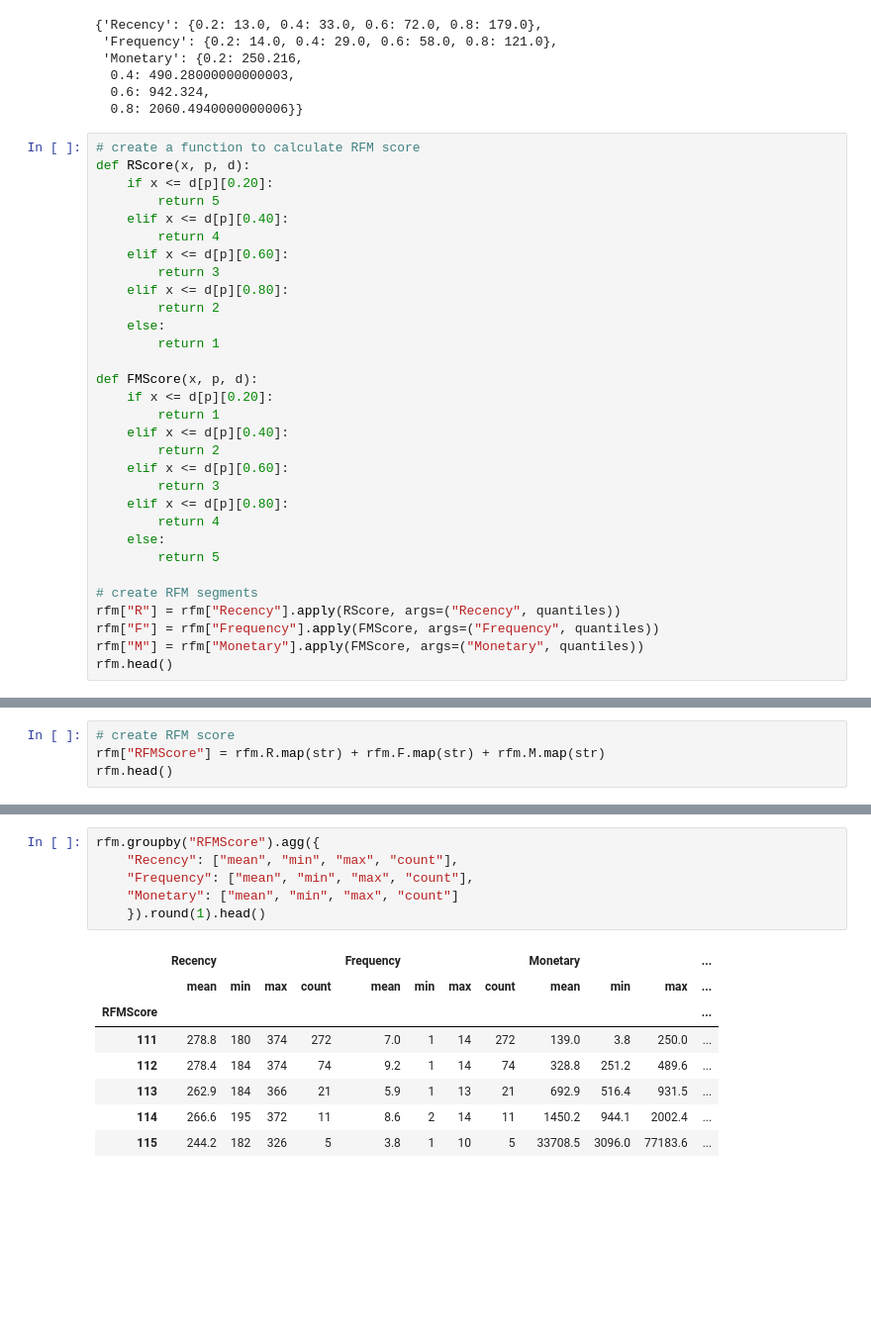
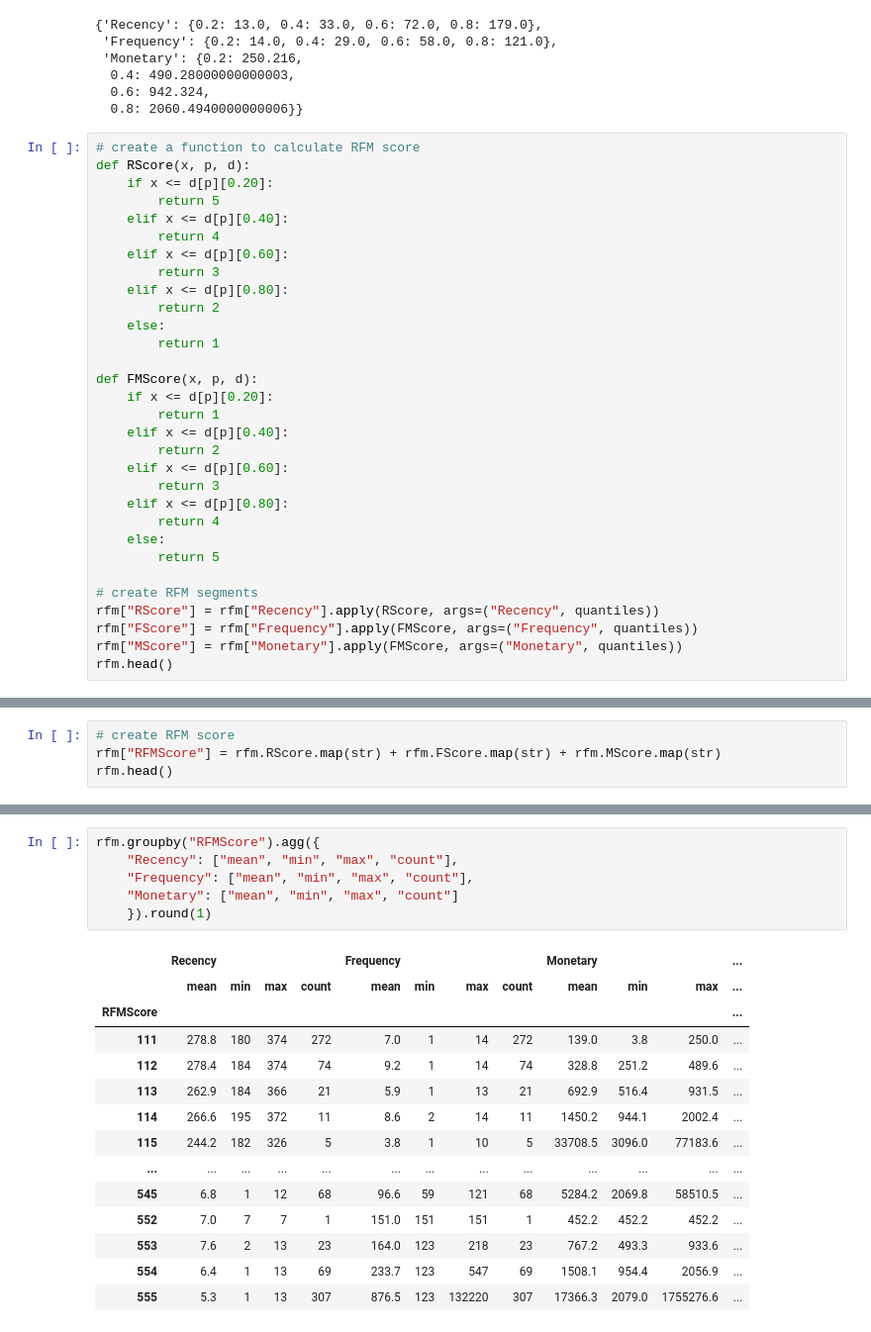
Before and after one commit to uzunb/crm-analysis-of-ecommerce-data, a Jupyter notebook: main.ipynb, the cells around one changed output, grey strips where cells are left out. Shown: that part at 99% size. Cells and saved outputs as stored; diff of their text form; blank space fills up the shorter version.

```diff
--- a/main.ipynb
+++ b/main.ipynb
@@ -288,8 +253,8 @@ def FMScore(x, p, d):
         return 5
 
 # create RFM segments
-rfm["R"] = rfm["Recency"].apply(RScore, args=("Recency", quantiles))
-rfm["F"] = rfm["Frequency"].apply(FMScore, args=("Frequency", quantiles))
-rfm["M"] = rfm["Monetary"].apply(FMScore, args=("Monetary", quantiles))
+rfm["RScore"] = rfm["Recency"].apply(RScore, args=("Recency", quantiles))
+rfm["FScore"] = rfm["Frequency"].apply(FMScore, args=("Frequency", quantiles))
+rfm["MScore"] = rfm["Monetary"].apply(FMScore, args=("Monetary", quantiles))
 rfm.head()
 # %% [output]
@@ -301,6 +266,6 @@ rfm.head()
 | 4 | 12349 | 2011-11-21 09:51:00 | 19 | 73 | 1757.55 | 4 | 4 | 4 |
 # %%
 # create RFM score
-rfm["RFMScore"] = rfm.R.map(str) + rfm.F.map(str) + rfm.M.map(str)
+rfm["RFMScore"] = rfm.RScore.map(str) + rfm.FScore.map(str) + rfm.MScore.map(str)
 rfm.head()
 # %% [output]
@@ -313,15 +278,21 @@ rfm.head()
 # %%
 rfm.groupby("RFMScore").agg({
     "Recency": ["mean", "min", "max", "count"],
     "Frequency": ["mean", "min", "max", "count"],
     "Monetary": ["mean", "min", "max", "count"]
-    }).round(1).head()
+    }).round(1)
 # %% [output]
 |  | Recency |  |  |  | Frequency |  |  |  | Monetary |  |  | ... |
 |  | mean | min | max | count | mean | min | max | count | mean | min | max | ... |
 | RFMScore |  |  |  |  |  |  |  |  |  |  |  | ... |
 | 111 | 278.8 | 180 | 374 | 272 | 7.0 | 1 | 14 | 272 | 139.0 | 3.8 | 250.0 | ... |
 | 112 | 278.4 | 184 | 374 | 74 | 9.2 | 1 | 14 | 74 | 328.8 | 251.2 | 489.6 | ... |
 | 113 | 262.9 | 184 | 366 | 21 | 5.9 | 1 | 13 | 21 | 692.9 | 516.4 | 931.5 | ... |
 | 114 | 266.6 | 195 | 372 | 11 | 8.6 | 2 | 14 | 11 | 1450.2 | 944.1 | 2002.4 | ... |
 | 115 | 244.2 | 182 | 326 | 5 | 3.8 | 1 | 10 | 5 | 33708.5 | 3096.0 | 77183.6 | ... |
+| ... | ... | ... | ... | ... | ... | ... | ... | ... | ... | ... | ... | ... |
+| 545 | 6.8 | 1 | 12 | 68 | 96.6 | 59 | 121 | 68 | 5284.2 | 2069.8 | 58510.5 | ... |
+| 552 | 7.0 | 7 | 7 | 1 | 151.0 | 151 | 151 | 1 | 452.2 | 452.2 | 452.2 | ... |
+| 553 | 7.6 | 2 | 13 | 23 | 164.0 | 123 | 218 | 23 | 767.2 | 493.3 | 933.6 | ... |
+| 554 | 6.4 | 1 | 13 | 69 | 233.7 | 123 | 547 | 69 | 1508.1 | 954.4 | 2056.9 | ... |
+| 555 | 5.3 | 1 | 13 | 307 | 876.5 | 123 | 132220 | 307 | 17366.3 | 2079.0 | 1755276.6 | ... |
```
Also changed, not shown: parts of 6 cells of this notebook.
